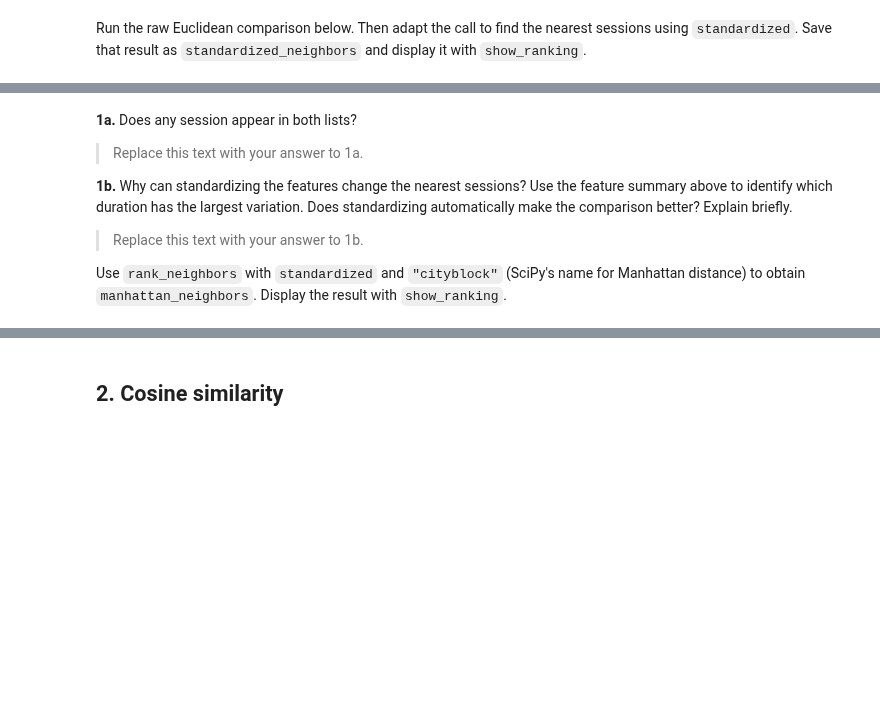
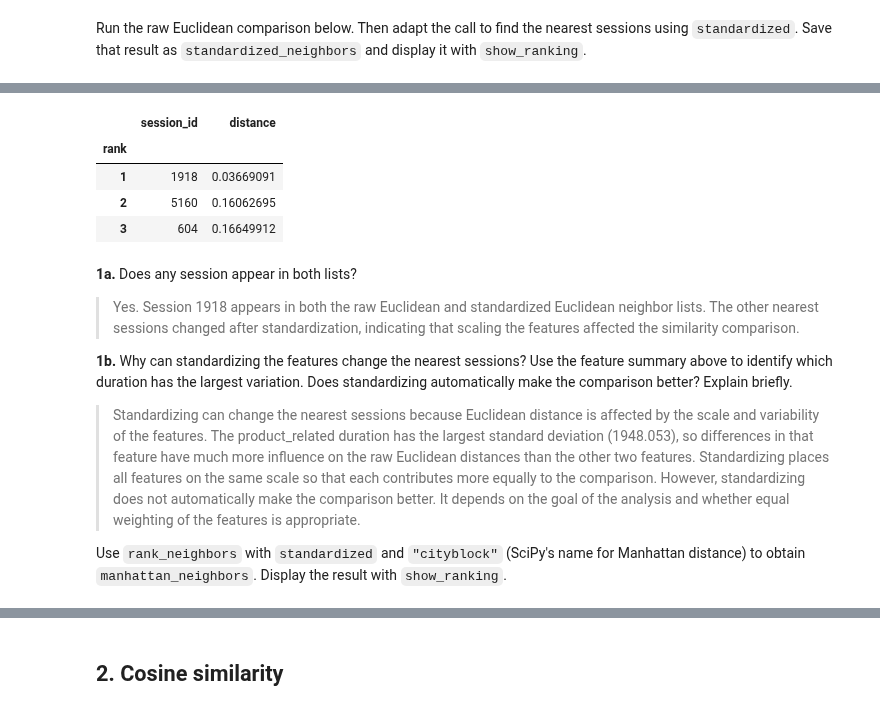
Before and after one commit to jae0029/Data-Mining, a Jupyter notebook: hw2a-compare-browsing-sessions.ipynb, the cells around one changed output, grey strips where cells are left out. Saved outputs shown, nothing was run; the diff lists cells and outputs as text; code cells hidden in the pictures; blank space fills up the shorter version.

```diff
--- a/hw2a-compare-browsing-sessions.ipynb
+++ b/hw2a-compare-browsing-sessions.ipynb
@@ -78,13 +92,21 @@ show_ranking(raw_neighbors)
 # %%
 # Obtain and display standardized_neighbors using the supplied example.
+standardized_neighbors = rank_neighbors(standardized, "euclidean")
+show_ranking(standardized_neighbors)
+# %% [output]
+|  | session_id | distance |
+| rank |  |  |
+| 1 | 1918 | 0.03669091 |
+| 2 | 5160 | 0.16062695 |
+| 3 | 604 | 0.16649912 |
 # %% [markdown]
 **1a.** Does any session appear in both lists?
 
-> Replace this text with your answer to 1a.
+> Yes. Session 1918 appears in both the raw Euclidean and standardized Euclidean neighbor lists. The other nearest sessions changed after standardization, indicating that scaling the features affected the similarity comparison.
 
 **1b.** Why can standardizing the features change the nearest sessions? Use the feature summary above to identify which duration has the largest variation. Does standardizing automatically make the comparison better? Explain briefly.
 
-> Replace this text with your answer to 1b.
+> Standardizing can change the nearest sessions because Euclidean distance is affected by the scale and variability of the features. The product_related duration has the largest standard deviation (1948.053), so differences in that feature have much more influence on the raw Euclidean distances than the other two features. Standardizing places all features on the same scale so that each contributes more equally to the comparison. However, standardizing does not automatically make the comparison better. It depends on the goal of the analysis and whether equal weighting of the features is appropriate.
 
 Use `rank_neighbors` with `standardized` and `"cityblock"` (SciPy's name for Manhattan distance) to obtain `manhattan_neighbors`. Display the result with `show_ranking`.
 # %%
```
Also changed, not shown: parts of 10 cells of this notebook, 1 other file.
